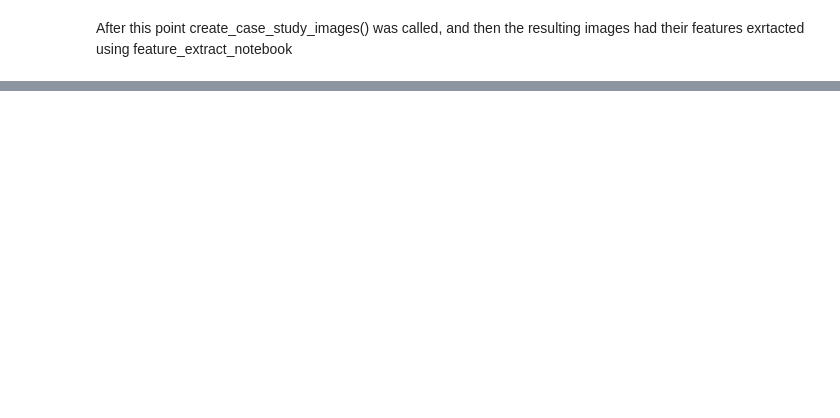
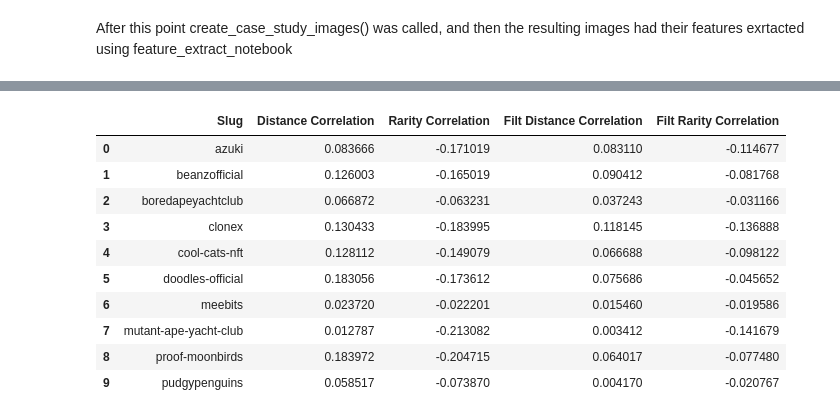
Before and after one commit to narunraman/nft_research, a Jupyter notebook: snob_effect/snob_case_studies.ipynb, the cells around one changed output, grey strips where cells are left out. Cells and saved outputs as stored; diff of their text form; code cells hidden in the pictures; blank space fills up the shorter version.

```diff
--- a/snob_effect/snob_case_studies.ipynb
+++ b/snob_effect/snob_case_studies.ipynb
@@ -319,0 +144,4 @@ for name, group in df_grouped:
+# %%
+df = snob.create_snob_df(img_path,feat_path,case_study=True,normalize=False)
+df = snob.add_rarity_ranks_to_df(df)
+result_df = snob.make_case_study_result_df(df)
@@ -319,0 +157,2 @@ for name, group in df_grouped:
+# %%
+result_df = result_df.query("Slug!='meebits'")
@@ -319,0 +178,14 @@ for name, group in df_grouped:
+# %%
+result_df[['Slug','Distance Correlation','Rarity Correlation','Filt Distance Correlation','Filt Rarity Correlation']]
+# %% [output]
+|  | Slug | Distance Correlation | Rarity Correlation | Filt Distance Correlation | Filt Rarity Correlation |
+| 0 | azuki | 0.083666 | -0.171019 | 0.083110 | -0.114677 |
+| 1 | beanzofficial | 0.126003 | -0.165019 | 0.090412 | -0.081768 |
+| 2 | boredapeyachtclub | 0.066872 | -0.063231 | 0.037243 | -0.031166 |
+| 3 | clonex | 0.130433 | -0.183995 | 0.118145 | -0.136888 |
+| 4 | cool-cats-nft | 0.128112 | -0.149079 | 0.066688 | -0.098122 |
+| 5 | doodles-official | 0.183056 | -0.173612 | 0.075686 | -0.045652 |
+| 6 | meebits | 0.023720 | -0.022201 | 0.015460 | -0.019586 |
+| 7 | mutant-ape-yacht-club | 0.012787 | -0.213082 | 0.003412 | -0.141679 |
+| 8 | proof-moonbirds | 0.183972 | -0.204715 | 0.064017 | -0.077480 |
+| 9 | pudgypenguins | 0.058517 | -0.073870 | 0.004170 | -0.020767 |
```
Also changed, not shown: parts of 18 cells of this notebook, 16 other files.
